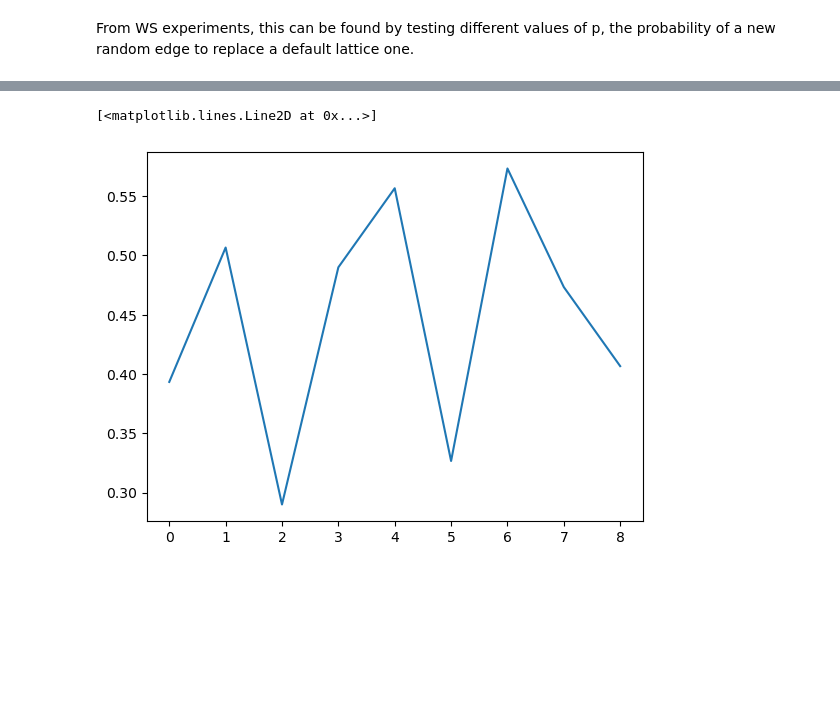
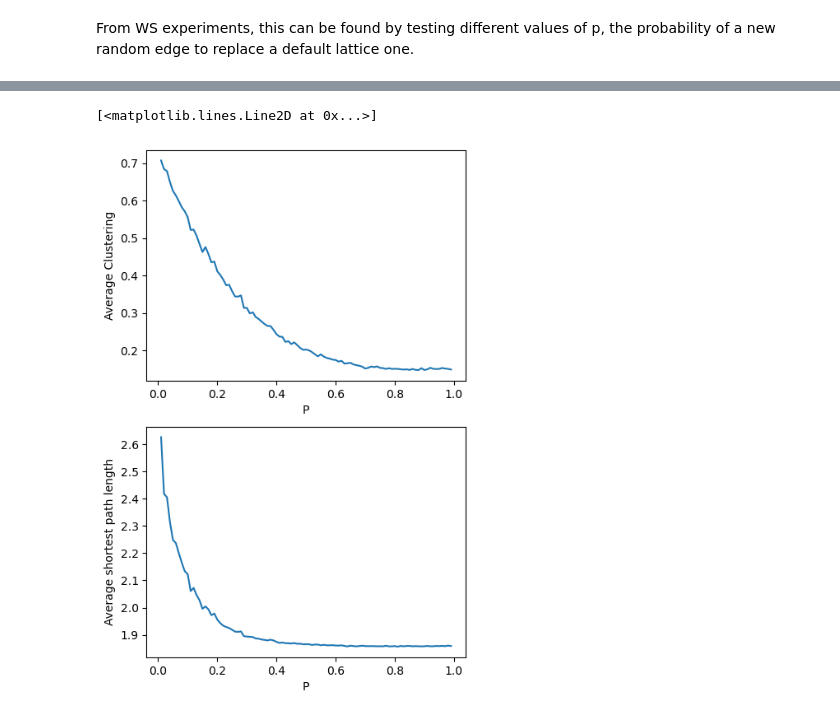
Before and after one commit to CounterCookie/cap-comp215, a Jupyter notebook: Final.ipynb, the cells around one changed output, grey strips where cells are left out. Saved outputs shown, nothing was run; the diff lists cells and outputs as text; code cells hidden in the pictures; blank space fills up the shorter version.

```diff
--- a/Final.ipynb
+++ b/Final.ipynb
@@ -43,6 +43,10 @@ class SocialNetwork:
     p: int
 
     def makeRingLattice(self):
+        '''
+            Make a simple ring lattice graph, each node is connected to
+            4 neighbors.
+        '''
         nodes = range(self.n)
 
         self.graph = nx.Graph()
@@ -65,6 +69,7 @@ class SocialNetwork:
     def rewire(self, G):
         '''
             Rewire random edges in our graph.
+            Main function of WS.
         '''
         nodes = set(G)
         for u, v in G.edges():
@@ -80,4 +85,4 @@ class SocialNetwork:
         self.rewire(self.ws)
 
     def draw(self):
-        nx.draw_circular(g.ws)
+        nx.draw_circular(self.ws)
@@ -89,9 +107,14 @@ From WS experiments, this can be found by testing different values of p, the pro
 # %%
 cluster_hist = []
-for i in np.arange(0.01, 0.1, 0.01):
-    g = SocialNetwork(10, 4, 0.2)
+path = []
+p = []
+
+for i in np.arange(0.01, 1, 0.01):
+    # n=200, k=30, p=i
+    g = SocialNetwork(200, 30, i)
     g.makeWSGraph()
     c = nx.average_clustering(g.ws)
-    print(c)
-    print(i)
+    length = nx.average_shortest_path_length(g.ws)
     cluster_hist.append(c)
+    p.append(i)
+    path.append(length)
@@ -117,5 +130,16 @@ for i in np.arange(0.01, 0.1, 0.01):
 # %%
-plt.plot(cluster_hist)
+plt.figure(figsize=(5, 8))
+
+
+plt.subplot(2, 1, 1)
+plt.xlabel("P")
+plt.ylabel("Average Clustering")
+plt.plot(p, cluster_hist)
+
+plt.subplot(2, 1, 2)
+plt.xlabel("P")
+plt.ylabel("Average shortest path length")
+plt.plot(p, path)
 # %% [output]
 [<matplotlib.lines.Line2D at 0x...>]
-[figure, old version]
+[figure, new version]
```
Also changed, not shown: parts of 6 cells of this notebook.
